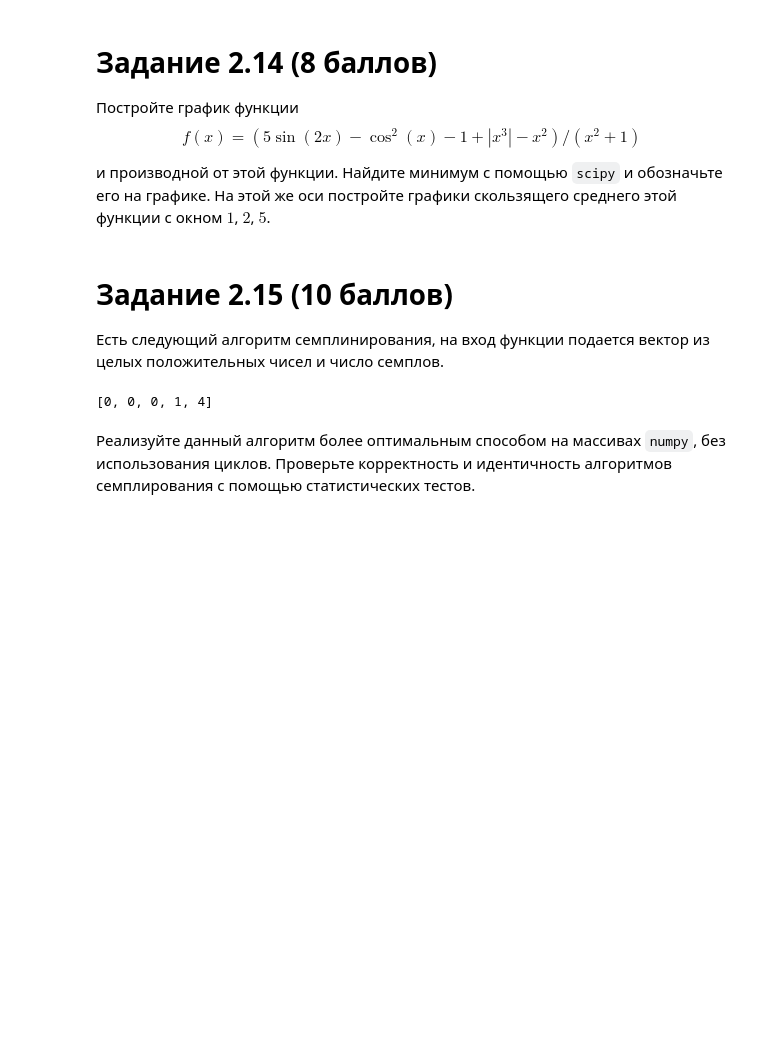
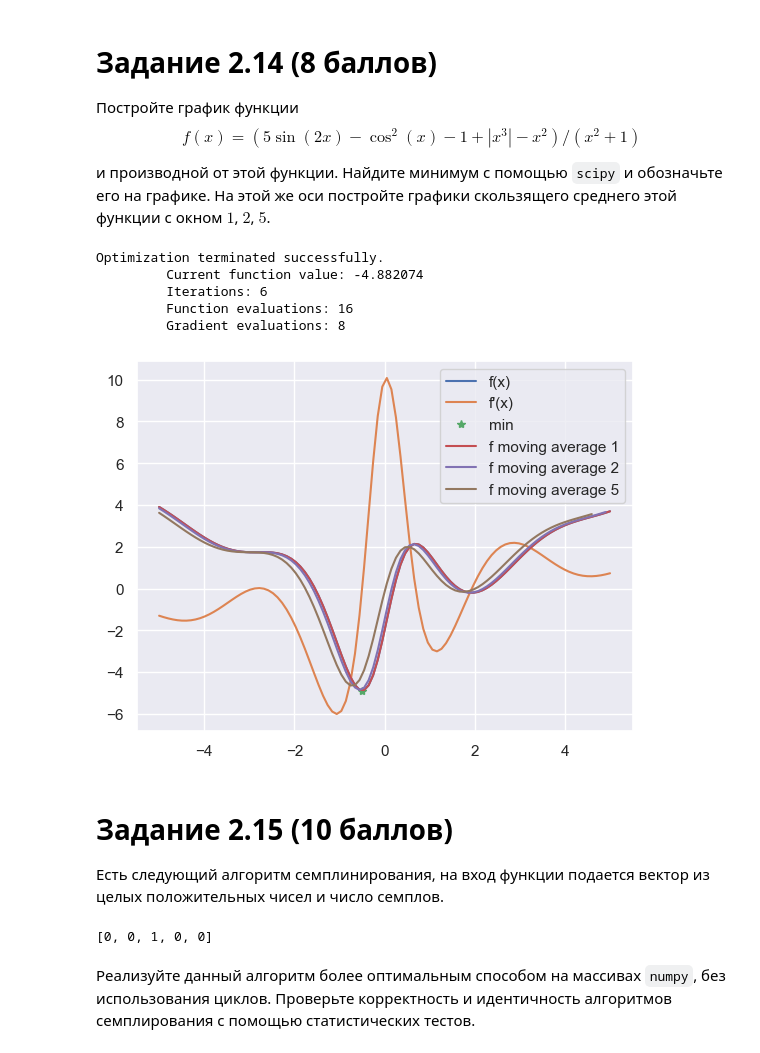
Before and after one commit to AirisFiorentini/Python-for-Data-Analysis, a Jupyter notebook: Task_2.ipynb, the cells around one changed output. Saved outputs shown, nothing was run; the diff lists cells and outputs as text; code cells hidden in the pictures; blank space fills up the shorter version.

```diff
--- a/Task_2.ipynb
+++ b/Task_2.ipynb
@@ -254,12 +254,10 @@ array([[237, 195,  20, ..., 213, 159, 297],
 
 *Tip: реализуйте функцию, которая считает скользящее среднее. Используйте [np.cumsum()](https://numpy.org/doc/stable/reference/generated/numpy.cumsum.html) или [np.convolve()](https://numpy.org/doc/stable/reference/generated/numpy.convolve.html)*
 # %%
-def moving_average(arr, window_size):
+def moving_average(arr:np.ndarray, window_size: int) -> np.ndarray:
     return np.convolve(arr[0], np.ones(window_size) / window_size, mode='valid')
 
 V = A.reshape((1, len(A) * len(A[0])))
-# print(V)
-# print(A)
 V3 = moving_average(V, 3)
 V5 = moving_average(V, 5)
 V10 = moving_average(V, 10)
@@ -276,6 +274,53 @@ array([137.13333333, 119.66666667,  98.46666667, ..., 114.06666667,
 Постройте график функции $$f(x) = (5  \sin(2x) - \cos^2(x) - 1 + |x^3| - x^2) / (x^2 + 1)$$
 
 и производной от этой функции.  Найдите минимум с помощью `scipy` и обозначьте его на графике. На этой же оси постройте графики скользящего среднего этой функции с окном $1$, $2$, $5$.
+# %%
+# Построй график функции $$f(x) = (5  \sin(2x) - \cos^2(x) - 1 + |x^3| - x^2) / (x^2 + 1)$$ и производной этой функции
+import numpy as np
+import scipy
+import matplotlib.pyplot as plt
+from scipy.misc import derivative
+from typing import Union, Callable
+
+
+def f(x: np.ndarray) -> np.ndarray:
+    return (5 * np.sin(2 * x) - np.cos(x) ** 2 - 1 + np.abs(x ** 3) - x ** 2) / (x ** 2 + 1)
+
+def df(f: Callable[[np.ndarray], np.ndarray], x: np.ndarray) -> np.ndarray:
+    return derivative(f, x, dx=1e-6)
+
+
+x = np.linspace(-5, 5, 100)  # (-10, 10, 1000)
+y = f(x) ## (5 * np.sin(2 * x) - np.cos(x) ** 2 - 1 + np.abs(x ** 3) - x ** 2) / (x ** 2 + 1)
+dy = df(f, x)
+
+# print(y)
+
+plt.plot(x, y, label='f(x)')
+plt.plot(x, dy, label='f\'(x)')
+
+min_f_p = scipy.optimize.fmin_bfgs(f, 0, full_output=True)
+x_min, y_min = min_f_p[0][0], min_f_p[1]
+plt.plot(x_min, y_min, '*', label='min ')
+
+Y = y.reshape((1, len(x)))
+m_a_1 = moving_average(Y, 1)
+m_a_2 = moving_average(Y, 2)
+m_a_5 = moving_average(Y, 5)
+
+plt.plot(x, m_a_1, label='f moving average 1')  # ?
+plt.plot(x[:len(m_a_2)], m_a_2, label='f moving average 2')
+plt.plot(x[:len(m_a_5)], m_a_5, label='f moving average 5')
+
+plt.legend()
+plt.show()
+# %% [output]
+Optimization terminated successfully.
+         Current function value: -4.882074
+         Iterations: 6
+         Function evaluations: 16
+         Gradient evaluations: 8
+[figure, added]
 # %% [markdown]
 # Задание 2.15 (10 баллов)
 
@@ -301,7 +346,7 @@ def sample(x: List[int], c: int) -> List[int]:
 
 sample([50, 3, 1, 7, 20], 5)
 # %% [output]
-[0, 0, 0, 1, 4]
+[0, 0, 1, 0, 0]
 # %% [markdown]
 Реализуйте данный алгоритм более оптимальным способом на массивах `numpy`, без использования циклов. Проверьте корректность и идентичность алгоритмов семплирования с помощью статистических тестов.
 # %% [markdown]
```
Also changed, not shown: parts of 16 cells of this notebook.
